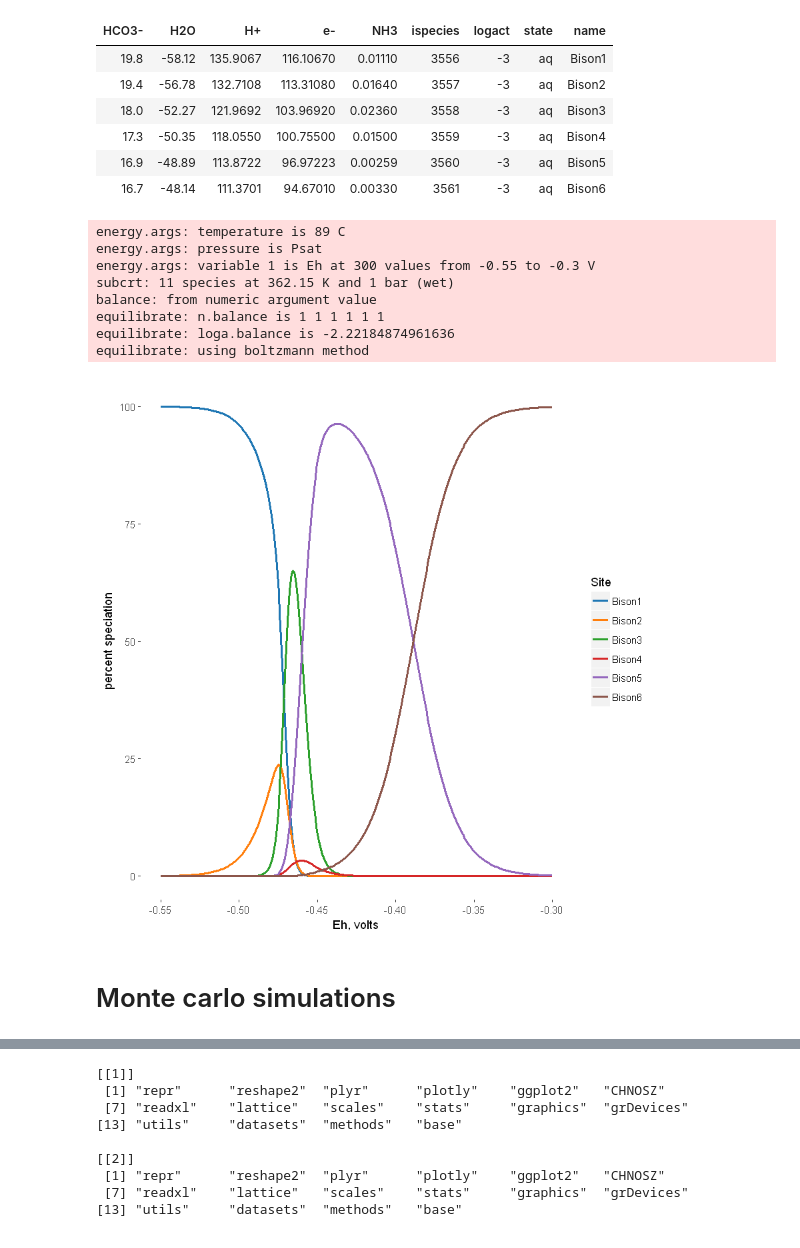
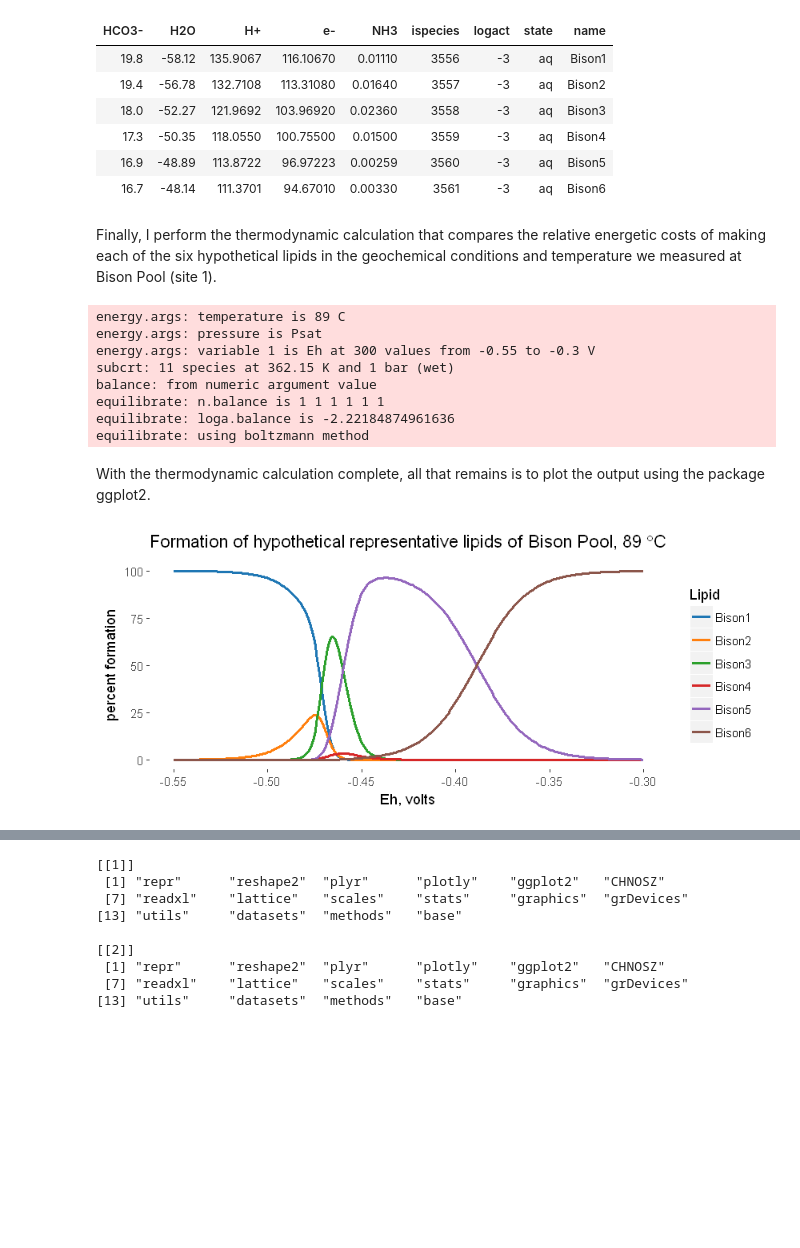
Before and after one commit to gmboyer/Lipids, a Jupyter notebook: Lipids.ipynb, the cells around one changed output, grey strips where cells are left out. Cells and saved outputs as stored; diff of their text form; code cells hidden in the pictures; blank space fills up the shorter version.

```diff
--- a/Lipids.ipynb
+++ b/Lipids.ipynb
@@ -231,6 +257,8 @@ species(c("Bison1", "Bison2", "Bison3", "Bison4", "Bison5", "Bison6"))
 | 17.3 | -50.35 | 118.0550 | 100.75500 | 0.01500 | 3559 | -3 | aq | Bison4 |
 | 16.9 | -48.89 | 113.8722 | 96.97223 | 0.00259 | 3560 | -3 | aq | Bison5 |
 | 16.7 | -48.14 | 111.3701 | 94.67010 | 0.00330 | 3561 | -3 | aq | Bison6 |
+# %% [markdown]
+Finally, I perform the thermodynamic calculation that compares the relative energetic costs of making each of the six hypothetical lipids in the geochemical conditions and temperature we measured at Bison Pool (site 1).
 # %%
 # set resolution to 300 calculations
 res <- 300
@@ -247,6 +275,8 @@ balance: from numeric argument value
 equilibrate: n.balance is 1 1 1 1 1 1
 equilibrate: loga.balance is -2.22184874961636
 equilibrate: using boltzmann method
+# %% [markdown]
+With the thermodynamic calculation complete, all that remains is to plot the output using the package ggplot2.
 # %%
 # prepare 'average lipid' speciation output for plotting:
 x  <- round(seq(from = -0.55, to = -0.30, length.out = res), 5) #Eh
@@ -256,24 +286,27 @@ y3 <- round(10^e$loga.equil[[3]]/10^e$loga.balance, 5)*100 #Bison3
 y4 <- round(10^e$loga.equil[[4]]/10^e$loga.balance, 5)*100 #Bison4
 y5 <- round(10^e$loga.equil[[5]]/10^e$loga.balance, 5)*100 #Bison5
 y6 <- round(10^e$loga.equil[[6]]/10^e$loga.balance, 5)*100 #Bison6
+df <- data.frame(cbind(x, y1, y2, y3, y4, y5, y6)) # bind output into a data frame
 # %%
-t <- data.frame(cbind(x, y1, y2, y3, y4, y5, y6))
-pal <- c("#1f77b4", "#ff7f0e", "#2ca02c", "#d62728", "#9467bd", "#8c564b")
+pal <- c("#1f77b4", "#ff7f0e", "#2ca02c", "#d62728", "#9467bd", "#8c564b") # plotly color palette
 
 library(ggplot2)
-p <- ggplot() +
+p <- ggplot(data = df) +
+     ggtitle(expression("Formation of hypothetical representative lipids of Bison Pool, 89"*~degree*C)) +
      theme(panel.background = element_blank()) +
-     labs(x = "Eh, volts", y = "percent speciation") +
-     geom_line(data=t, aes(x=x, y=y1, colour = "Bison1"), size=1) +
-     geom_line(data=t, aes(x=x, y=y2, colour = "Bison2"), size=1) +
-     geom_line(data=t, aes(x=x, y=y3, colour = "Bison3"), size=1) +
-     geom_line(data=t, aes(x=x, y=y4, colour = "Bison4"), size=1) +
-     geom_line(data=t, aes(x=x, y=y5, colour = "Bison5"), size=1) +
-     geom_line(data=t, aes(x=x, y=y6, colour = "Bison6"), size=1) +
-     scale_colour_manual(name = "Site", values = pal)
+     labs(x = "Eh, volts", y = "percent formation") +
+     geom_line(aes(x=x, y=y1, colour = "Bison1"), size=1) +
+     geom_line(aes(x=x, y=y2, colour = "Bison2"), size=1) +
+     geom_line(aes(x=x, y=y3, colour = "Bison3"), size=1) +
+     geom_line(aes(x=x, y=y4, colour = "Bison4"), size=1) +
+     geom_line(aes(x=x, y=y5, colour = "Bison5"), size=1) +
+     geom_line(aes(x=x, y=y6, colour = "Bison6"), size=1) +
+     scale_colour_manual(name = "Lipid", values = pal)
+
+# Change plot size to 7 x 3
+library(repr)
+options(repr.plot.width=7, repr.plot.height=3)
 
 print(p)
 # %% [output]
-[figure, old version]
+[figure, new version]
-# %% [markdown]
-# Monte carlo simulations
```
Also changed, not shown: parts of 24 cells of this notebook.
